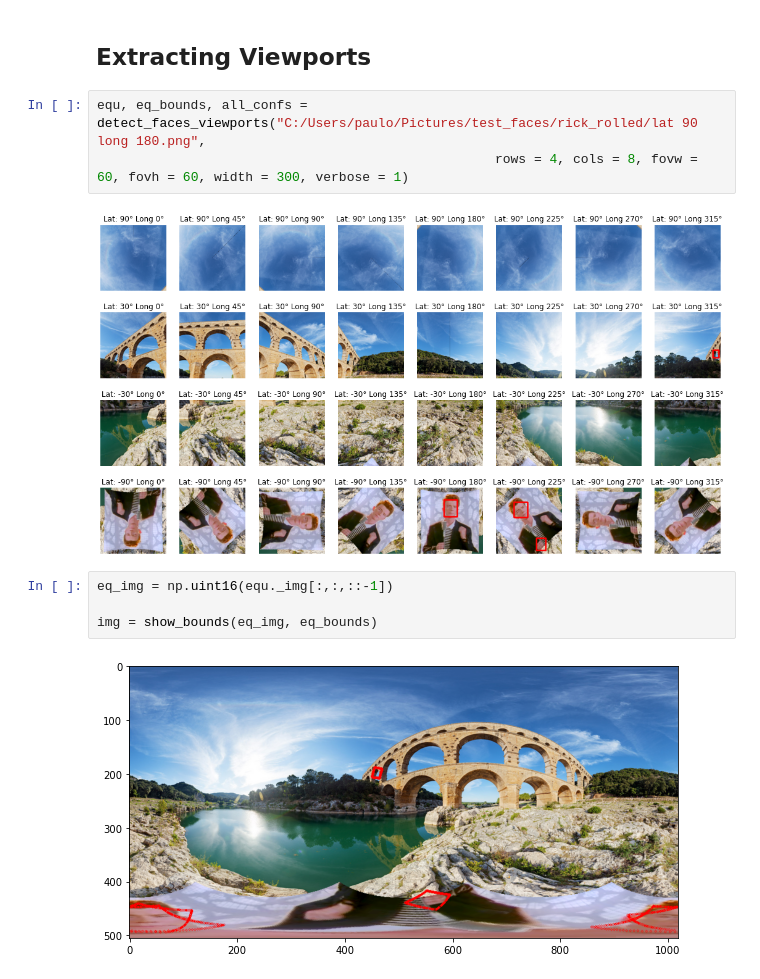
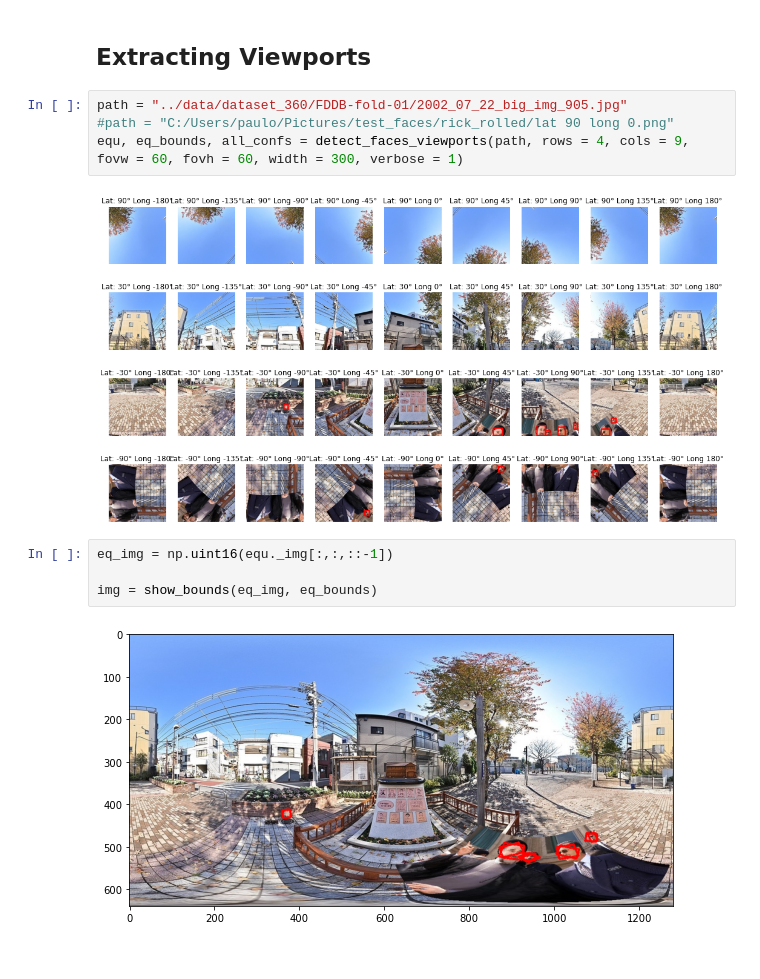
Before and after one commit to TeleMidia/faces360, a Jupyter notebook: ipynb/Face360-Modularized.ipynb, the cells around one changed output. Cells and saved outputs as stored; diff of their text form.

```diff
--- a/ipynb/Face360-Modularized.ipynb
+++ b/ipynb/Face360-Modularized.ipynb
@@ -29,16 +29,17 @@ dir_path
 # %% [markdown]
 ## Extracting Viewports
 # %%
-equ, eq_bounds, all_confs = detect_faces_viewports("C:/Users/paulo/Pictures/test_faces/rick_rolled/lat 90 long 180.png",
-                                                   rows = 4, cols = 8, fovw = 60, fovh = 60, width = 300, verbose = 1)
+path = "../data/dataset_360/FDDB-fold-01/2002_07_22_big_img_905.jpg"
+#path = "C:/Users/paulo/Pictures/test_faces/rick_rolled/lat 90 long 0.png"
+equ, eq_bounds, all_confs = detect_faces_viewports(path, rows = 4, cols = 9, fovw = 60, fovh = 60, width = 300, verbose = 1)
 # %% [output]
-[figure, old version]
+[figure, new version]
 # %%
 eq_img = np.uint16(equ._img[:,:,::-1])
 
 img = show_bounds(eq_img, eq_bounds)
 # %% [output]
-[figure, old version]
+[figure, new version]
 # %%
 polys = [geometry.Polygon(eq_bound).buffer(0) for eq_bound in eq_bounds]
 
```
Also changed, not shown: parts of 1 cell of this notebook, 2 other files.
